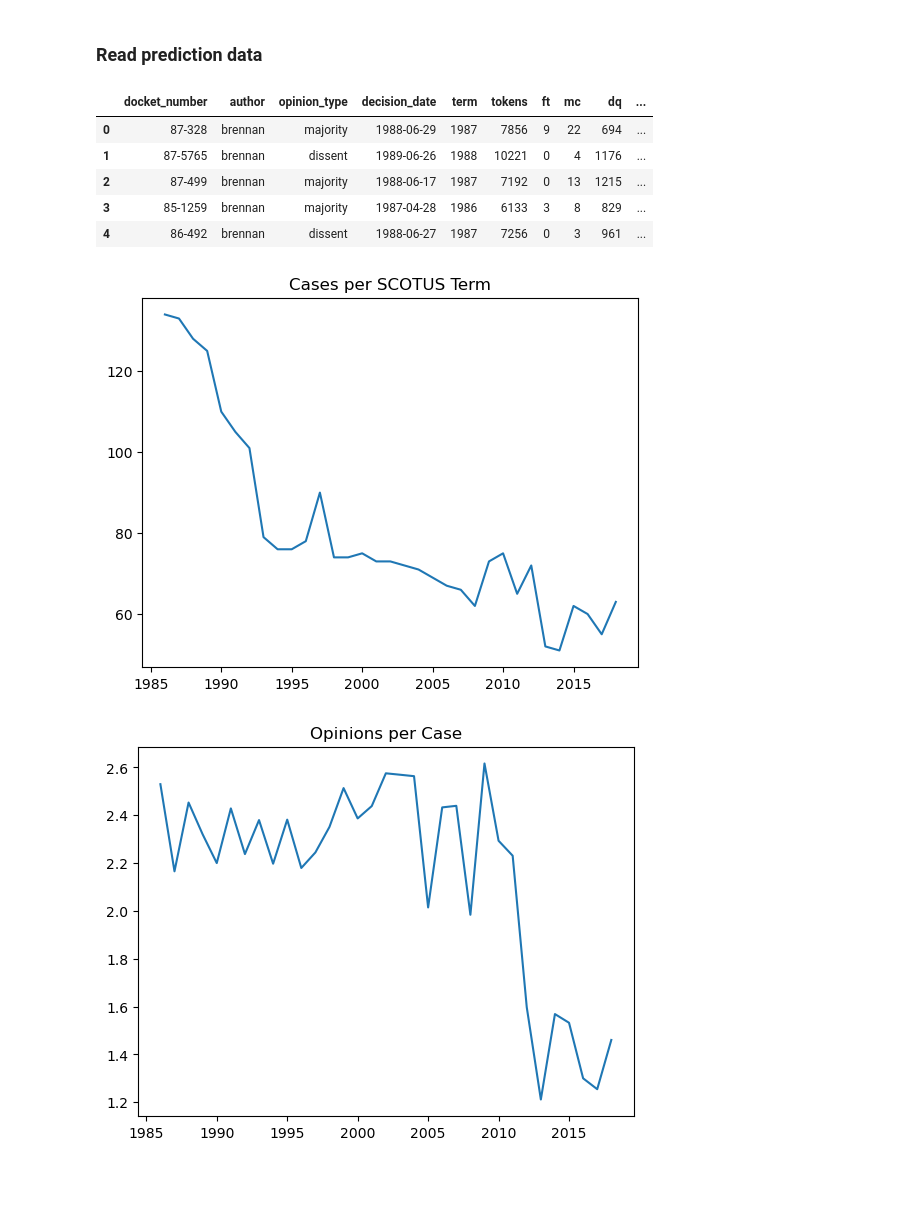
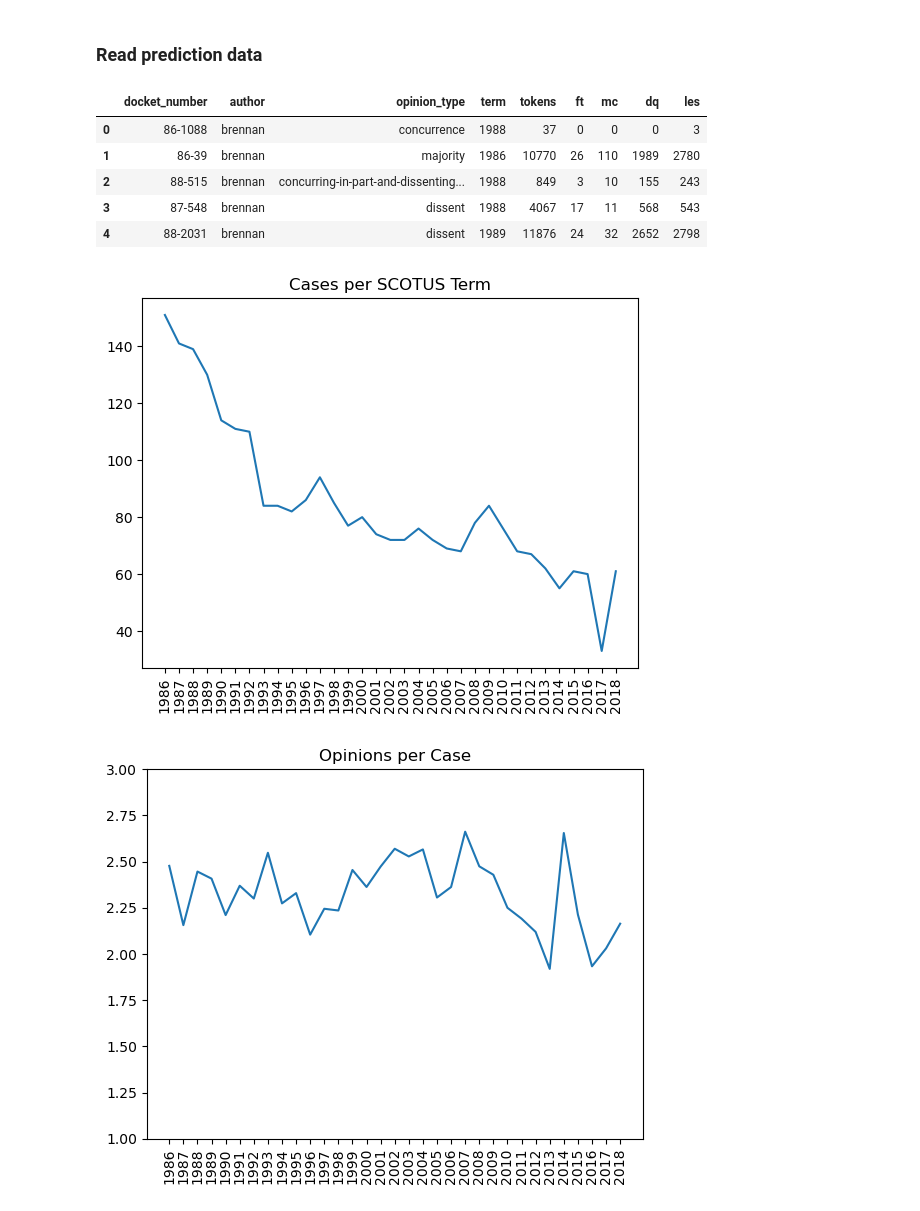
Before and after one commit to mkranzlein/scotus-metalang, a Jupyter notebook: scripts/notebooks/prediction_analysis.ipynb, the cells around one changed output. Saved outputs shown, nothing was run; the diff lists cells and outputs as text; code cells hidden in the pictures; blank space fills up the shorter version.

Commit message:
Updated graphs

```diff
--- a/scripts/notebooks/prediction_analysis.ipynb
+++ b/scripts/notebooks/prediction_analysis.ipynb
@@ -23,44 +26,45 @@ token_counts = {}  # Nested dict: author, year
 for author in authors.ORDERED_JUSTICES:
     author_prediction_counts = defaultdict(lambda: {"ft": 0, "mc": 0, "dq": 0, "les": 0})
     author_token_counts = Counter()
-    for opinion_path in Path(f"data/cap/known_authors/{author}").glob("*.json"):
+    for opinion_path in Path(f"{data_path}/cap/known_authors/{author}").glob("*.json"):
         with open(opinion_path, "r") as f:
             case = json.load(f)
-            decision_date = date(*[int(_) for _ in case["decision_date"].split("-")])
-            opinion_type = case["opinion_type"]
-        year = analysis.get_term_year(decision_date)
-        docket_number = opinion_path.stem
+            term = case["term"]
+            opinion_type = case["type"]
+
+        docket_number = case["docket"]
         filename = opinion_path.stem + ".txt"
-        prediction_path = Path("predictions", author, filename)
+        prediction_path = Path(f"{data_path}/predictions", model_name, author, filename)
         scores = np.loadtxt(prediction_path)
-        threshold = .5
+        threshold = .60
         num_tokens = len(scores)
         predictions = scores > threshold
         ft, mc, dq, les = np.sum(predictions, axis=0)
-        row = [docket_number, author, opinion_type, decision_date, year, num_tokens, ft, mc, dq, les]
+        row = [docket_number, author, opinion_type, term, num_tokens, ft, mc, dq, les]
         rows.append(row)
-columns = ["docket_number", "author", "opinion_type", "decision_date", "term", "tokens", "ft", "mc", "dq", "les"]
+columns = ["docket_number", "author", "opinion_type", "term", "tokens", "ft", "mc", "dq", "les"]
 df_all = pd.DataFrame(rows, columns=columns)
-df_18 = df_all[df_all["term"] < 2019]  # Exclude 2019 data because that's training data
+df_18 = df_all[df_all["term"].astype(int) < 2019]  # Exclude 2019 data because that's training data
 df_18.head()
 # %% [output]
-|  | docket_number | author | opinion_type | decision_date | term | tokens | ft | mc | dq | ... |
-| 0 | 87-328 | brennan | majority | 1988-06-29 | 1987 | 7856 | 9 | 22 | 694 | ... |
-| 1 | 87-5765 | brennan | dissent | 1989-06-26 | 1988 | 10221 | 0 | 4 | 1176 | ... |
-| 2 | 87-499 | brennan | majority | 1988-06-17 | 1987 | 7192 | 0 | 13 | 1215 | ... |
-| 3 | 85-1259 | brennan | majority | 1987-04-28 | 1986 | 6133 | 3 | 8 | 829 | ... |
-| 4 | 86-492 | brennan | dissent | 1988-06-27 | 1987 | 7256 | 0 | 3 | 961 | ... |
+|  | docket_number | author | opinion_type | term | tokens | ft | mc | dq | les |
+| 0 | 86-1088 | brennan | concurrence | 1988 | 37 | 0 | 0 | 0 | 3 |
+| 1 | 86-39 | brennan | majority | 1986 | 10770 | 26 | 110 | 1989 | 2780 |
+| 2 | 88-515 | brennan | concurring-in-part-and-dissenting... | 1988 | 849 | 3 | 10 | 155 | 243 |
+| 3 | 87-548 | brennan | dissent | 1988 | 4067 | 17 | 11 | 568 | 543 |
+| 4 | 88-2031 | brennan | dissent | 1989 | 11876 | 24 | 32 | 2652 | 2798 |
 # %%
 def plot_cases_per_term(df):
     cases_per_term = dict(df.groupby('term')["docket_number"].nunique())
     plt.plot(cases_per_term.keys(), cases_per_term.values())
     title = "Cases per SCOTUS Term"
     plt.title(title)
+    plt.xticks(rotation=90)
     plt.savefig(f"figures/{title}.pdf")
     plt.show()
 plot_cases_per_term(df_18)
 # %% [output]
-[figure, old version]
+[figure, new version]
 # %%
 def plot_avg_opinions_per_case(df):
     cases_per_term = dict(df.groupby('term')["docket_number"].nunique())
@@ -69,11 +73,13 @@ def plot_avg_opinions_per_case(df):
     plt.plot(cases_per_term.keys(), average_per_term)
     title = "Opinions per Case"
     plt.title(title)
+    plt.xticks(rotation=90)
+    plt.ylim(1, 3)
     plt.savefig(f"figures/{title}.pdf")
     plt.show()
 plot_avg_opinions_per_case(df_18)
 # %% [output]
-[figure, old version]
+[figure, new version]
 # %%
 def plot_opinion_length_per_term(df):
     tokens_per_term = dict(df.groupby("term")["tokens"].mean())
```
Also changed, not shown: parts of 17 cells of this notebook, 1 other file.
